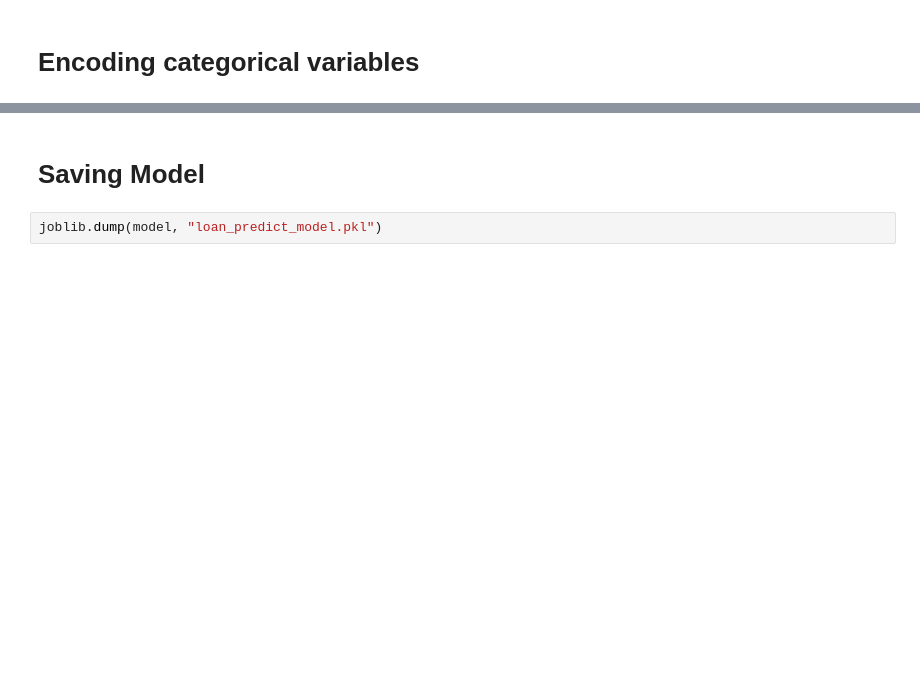
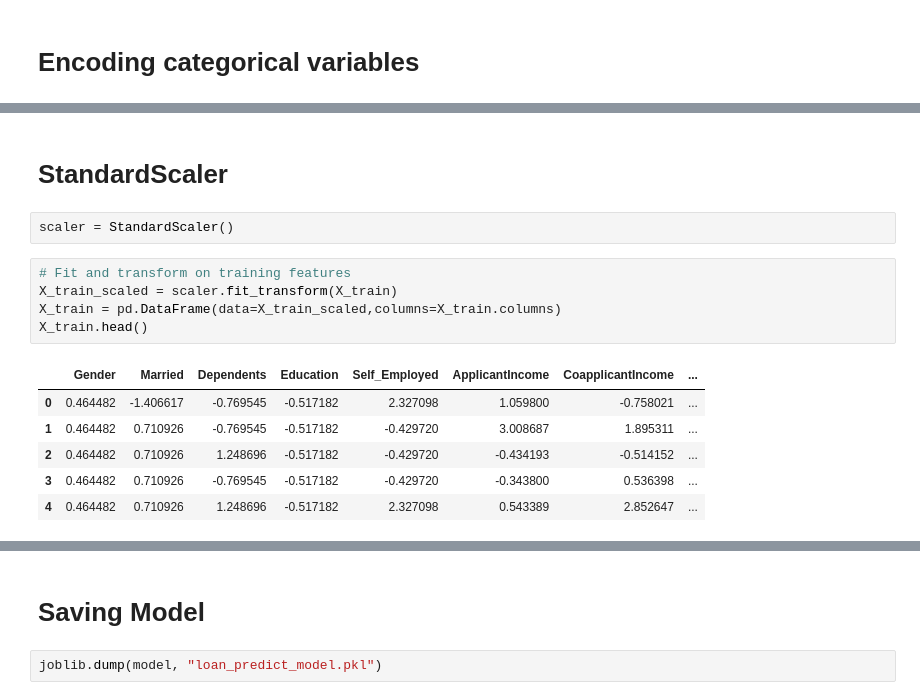
Before and after one commit to mdsohaib15/-Loan-Prediction-using-Logistic-Regression, a Jupyter notebook: main.ipynb, the cells around one changed output, grey strips where cells are left out. Drawn from its saved outputs; the diff is of its cells as text; blank space fills up the shorter version.

```diff
--- a/main.ipynb
+++ b/main.ipynb
@@ -350,0 +310,16 @@ X_train, X_test, y_train, y_test = train_test_split(X,y, test_size=0.2,random_st
+# %% [markdown]
+# StandardScaler
+# %%
+scaler = StandardScaler()
+# %%
+# Fit and transform on training features
+X_train_scaled = scaler.fit_transform(X_train)
+X_train = pd.DataFrame(data=X_train_scaled,columns=X_train.columns)
+X_train.head()
+# %% [output]
+|  | Gender | Married | Dependents | Education | Self_Employed | ApplicantIncome | CoapplicantIncome | ... |
+| 0 | 0.464482 | -1.406617 | -0.769545 | -0.517182 | 2.327098 | 1.059800 | -0.758021 | ... |
+| 1 | 0.464482 | 0.710926 | -0.769545 | -0.517182 | -0.429720 | 3.008687 | 1.895311 | ... |
+| 2 | 0.464482 | 0.710926 | 1.248696 | -0.517182 | -0.429720 | -0.434193 | -0.514152 | ... |
+| 3 | 0.464482 | 0.710926 | -0.769545 | -0.517182 | -0.429720 | -0.343800 | 0.536398 | ... |
+| 4 | 0.464482 | 0.710926 | 1.248696 | -0.517182 | 2.327098 | 0.543389 | 2.852647 | ... |
```
Also changed, not shown: parts of 43 cells of this notebook, 4 other files.
